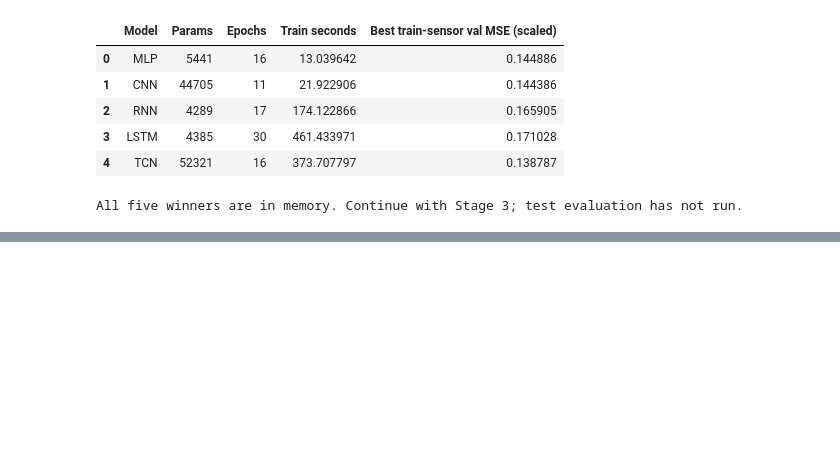
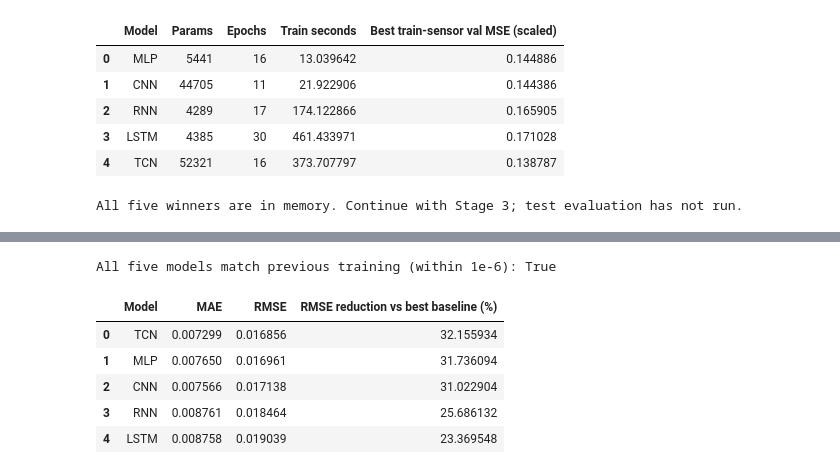
Before and after one commit to Matthew-Linders/AISE_4010_Group_Project, a Jupyter notebook: AISE4010_Project_Group02.ipynb, the cells around one changed output, grey strips where cells are left out. Saved outputs shown, nothing was run; the diff lists cells and outputs as text; code cells hidden in the pictures; blank space fills up the shorter version.

```diff
--- a/AISE4010_Project_Group02.ipynb
+++ b/AISE4010_Project_Group02.ipynb
@@ -2221,0 +2226,29 @@ All five winners are in memory. Continue with Stage 3; test evaluation has not r
+# %%
+# Check the models already in memory against the saved Section 2.4 results.
+previous_scores = {
+    "MLP": (0.007650, 0.016961), "CNN": (0.007566, 0.017138),
+    "RNN": (0.008761, 0.018464), "LSTM": (0.008758, 0.019039),
+    "TCN": (0.007299, 0.016856),
+}
+if "stage3_models" not in globals():
+    raise RuntimeError("Run 3.0 first to put the five trained models in memory.")
+best_baseline_rmse = float(baseline_table["RMSE"].min())
+rows, matches = [], []
+for name, previous in previous_scores.items():
+    result, _, _ = score_packs(stage3_models[name], held_packs, split="val", cnn=name != "MLP")
+    matches.append(np.allclose([result["MAE"], result["RMSE"]], previous, atol=1e-6, rtol=0))
+    rows.append({"Model": name, "MAE": result["MAE"], "RMSE": result["RMSE"],
+                 "RMSE reduction vs best baseline (%)": 100 * (best_baseline_rmse - result["RMSE"]) / best_baseline_rmse})
+
+stage3_smoke_pass = bool(all(matches))
+print(f"All five models match previous training (within 1e-6): {stage3_smoke_pass}")
+stage3_held_comparison = pd.DataFrame(rows).sort_values("RMSE").reset_index(drop=True)
+display(stage3_held_comparison)
+# %% [output]
+All five models match previous training (within 1e-6): True
+|  | Model | MAE | RMSE | RMSE reduction vs best baseline (%) |
+| 0 | TCN | 0.007299 | 0.016856 | 32.155934 |
+| 1 | MLP | 0.007650 | 0.016961 | 31.736094 |
+| 2 | CNN | 0.007566 | 0.017138 | 31.022904 |
+| 3 | RNN | 0.008761 | 0.018464 | 25.686132 |
+| 4 | LSTM | 0.008758 | 0.019039 | 23.369548 |
```
Also changed, not shown: parts of 1 cell of this notebook.
